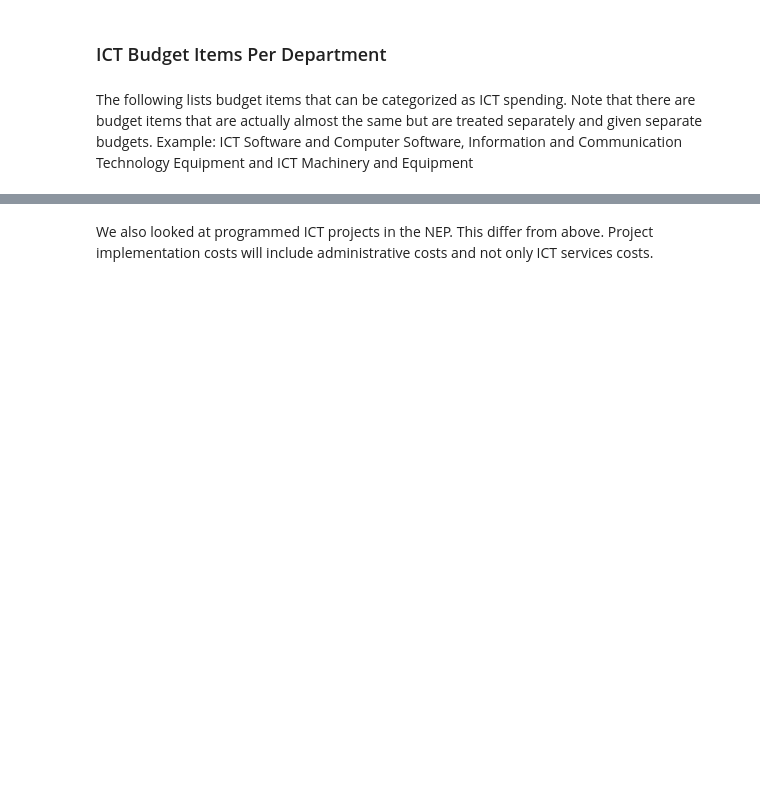
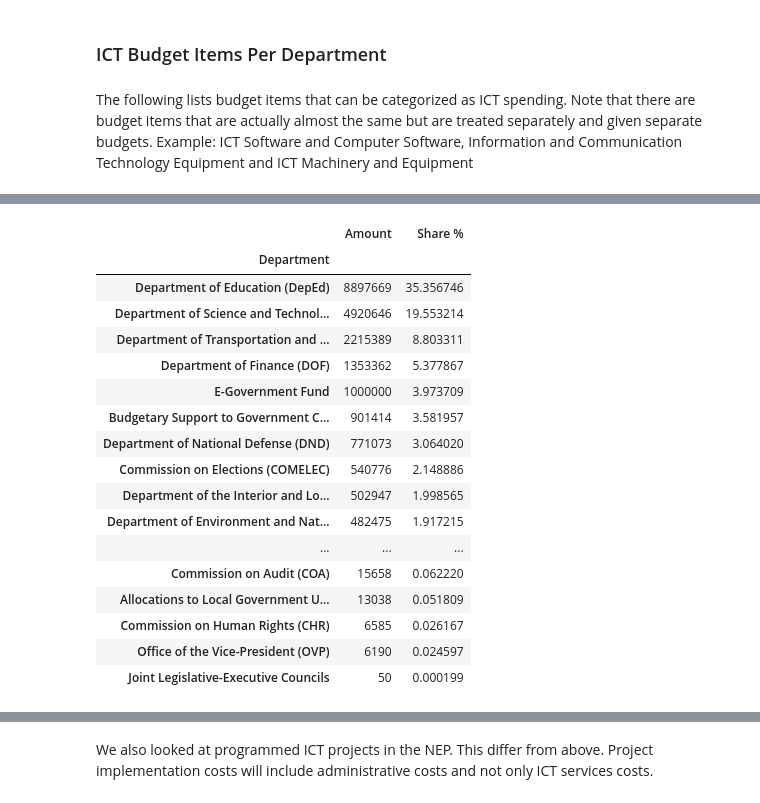
Before and after one commit to RickBahague/ICT4P, a Jupyter notebook: NEP2015/ICT Spending in the 2015 NEP PR Data.ipynb, the cells around one changed output, grey strips where cells are left out. Drawn from its saved outputs; the diff is of its cells as text; code cells hidden in the pictures; blank space fills up the shorter version.

```diff
--- a/NEP2015/ICT Spending in the 2015 NEP PR Data.ipynb
+++ b/NEP2015/ICT Spending in the 2015 NEP PR Data.ipynb
@@ -93 +112,22 @@ ict_item_department['Share %'] = ict_item_department['Amount']/ict_item_departme
+# %%
+ict_item_department
+# %% [output]
+|  | Amount | Share % |
+| Department |  |  |
+| Department of Education (DepEd) | 8897669 | 35.356746 |
+| Department of Science and Technol... | 4920646 | 19.553214 |
+| Department of Transportation and ... | 2215389 | 8.803311 |
+| Department of Finance (DOF) | 1353362 | 5.377867 |
+| E-Government Fund | 1000000 | 3.973709 |
+| Budgetary Support to Government C... | 901414 | 3.581957 |
+| Department of National Defense (DND) | 771073 | 3.064020 |
+| Commission on Elections (COMELEC) | 540776 | 2.148886 |
+| Department of the Interior and Lo... | 502947 | 1.998565 |
+| Department of Environment and Nat... | 482475 | 1.917215 |
+| ... | ... | ... |
+| Commission on Audit (COA) | 15658 | 0.062220 |
+| Allocations to Local Government U... | 13038 | 0.051809 |
+| Commission on Human Rights (CHR) | 6585 | 0.026167 |
+| Office of the Vice-President (OVP) | 6190 | 0.024597 |
+| Joint Legislative-Executive Councils | 50 | 0.000199 |
 # %% [markdown]
```
Also changed, not shown: parts of 11 cells of this notebook.
